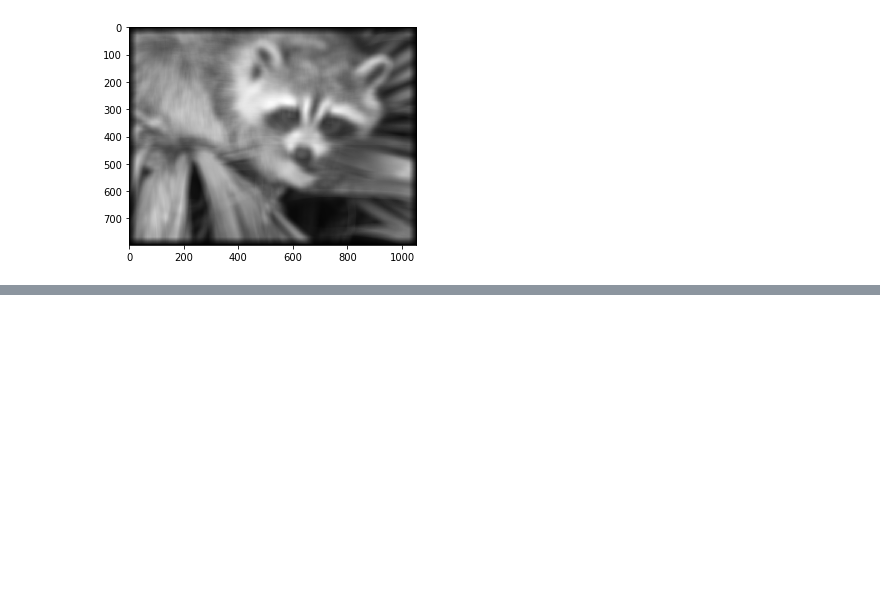
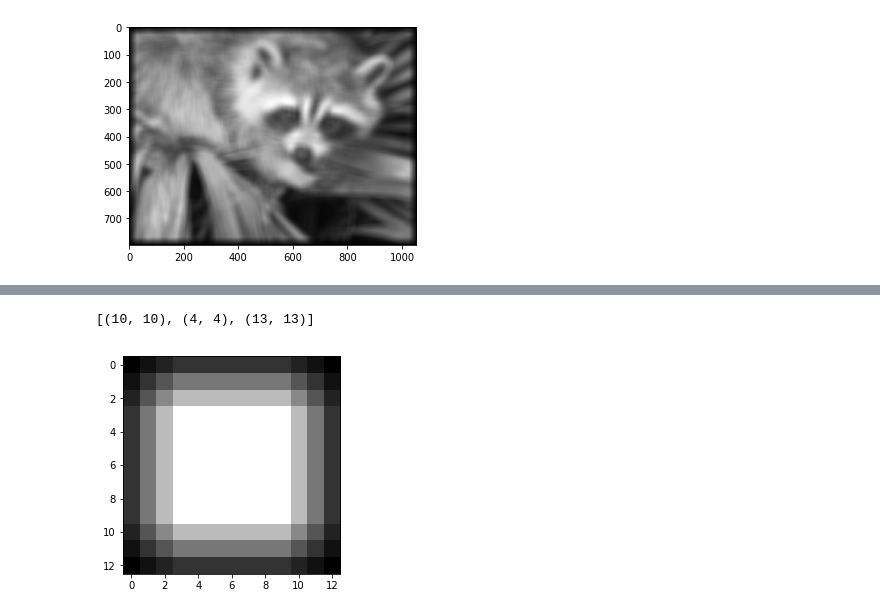
Before and after one commit to mlamoureux/Math502w19, a Jupyter notebook: Lecture18_Mar21.ipynb, the cells around one changed output, grey strips where cells are left out. Drawn from its saved outputs; the diff is of its cells as text; code cells hidden in the pictures; blank space fills up the shorter version.

```diff
--- a/Lecture18_Mar21.ipynb
+++ b/Lecture18_Mar21.ipynb
@@ -882,0 +269,5 @@ a
+# %%
+a = ones((10,10))
+b = ones((4,4))
+c = convolve2d(a,b)
+c
@@ -882,0 +288,10 @@ a
+# %%
+## Look at the dimensions of the arrays
+[shape(a),shape(b),shape(c)]
+# %% [output]
+[(10, 10), (4, 4), (13, 13)]
+# %%
+## View the result as an image
+imshow(c,cmap='gray');
+# %% [output]
+[figure, added]
```
Also changed, not shown: parts of 127 cells of this notebook.
